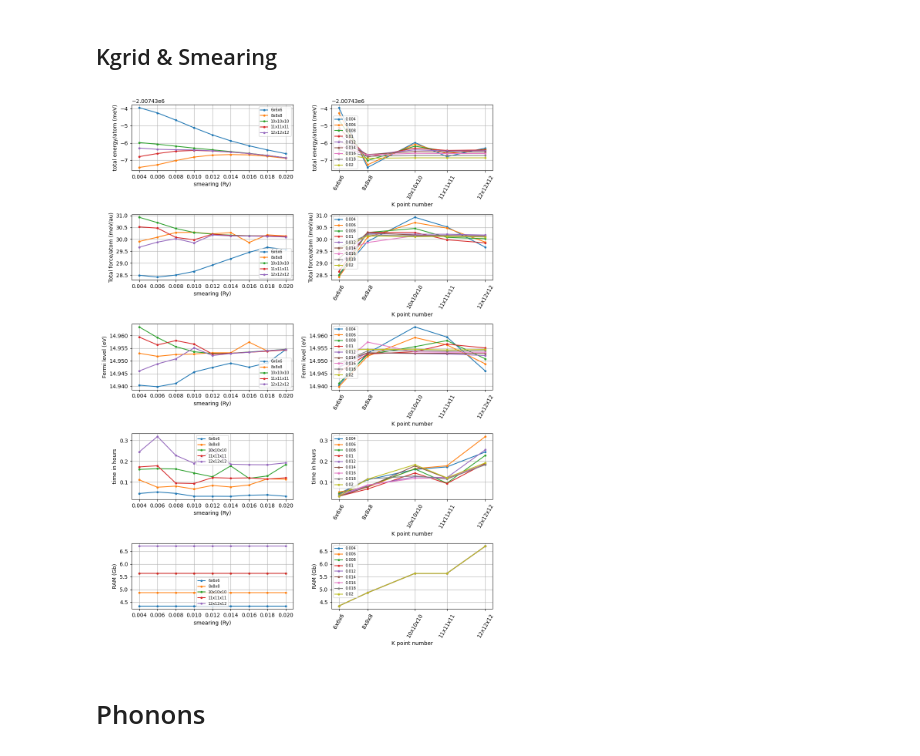
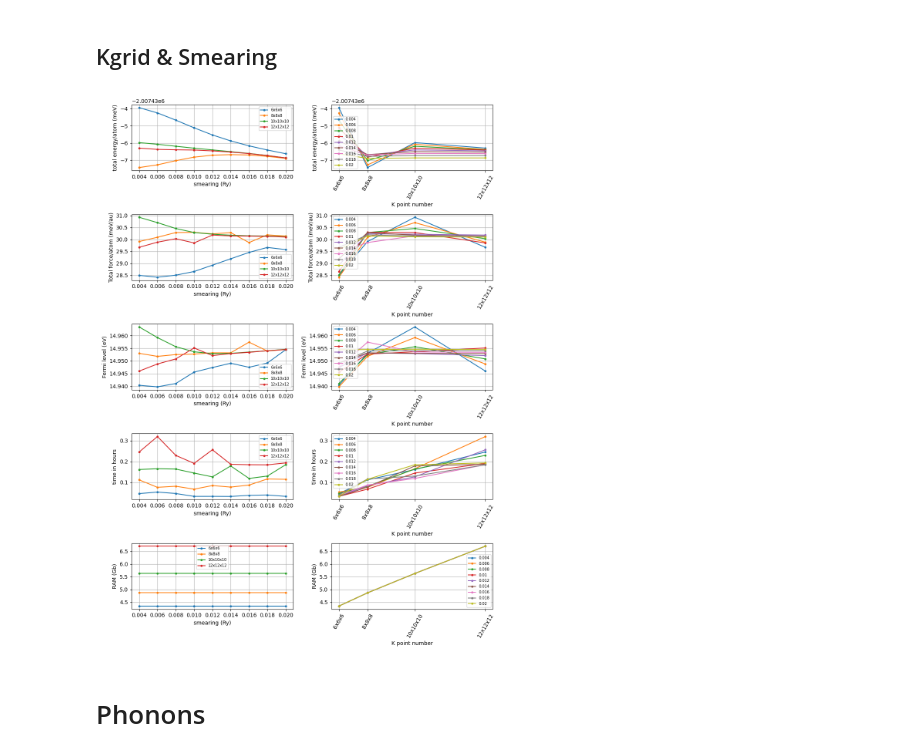
Before and after one commit to mgamigo/YAIV, a Jupyter notebook: Tutorial/Convergence_module.ipynb, the cells around one changed output. Cells and saved outputs as stored; diff of their text form; code cells hidden in the pictures.

```diff
--- a/Tutorial/Convergence_module.ipynb
+++ b/Tutorial/Convergence_module.ipynb
@@ -11,9 +11,9 @@ conv.cutoff.convergence_analysis('DATA/convergence/cutoff/')
 # %% [markdown]
 ## Kgrid & Smearing
 # %%
-conv.smearing.convergence_analysis('DATA/convergence/smearing/')
+conv.smearing.convergence_analysis('DATA/convergence/Kgrid/')
 # %% [output]
-[figure, old version]
+[figure, new version]
 # %% [markdown]
 # Phonons
 # %% [markdown]
```
